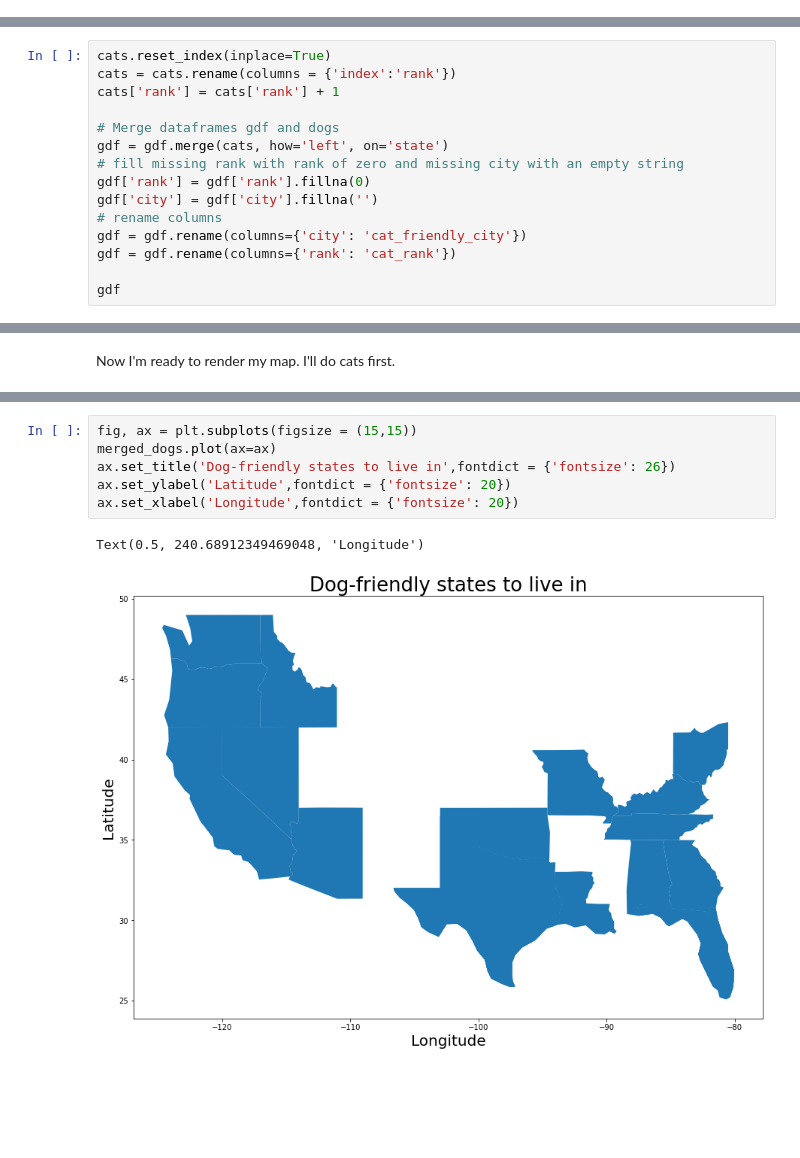
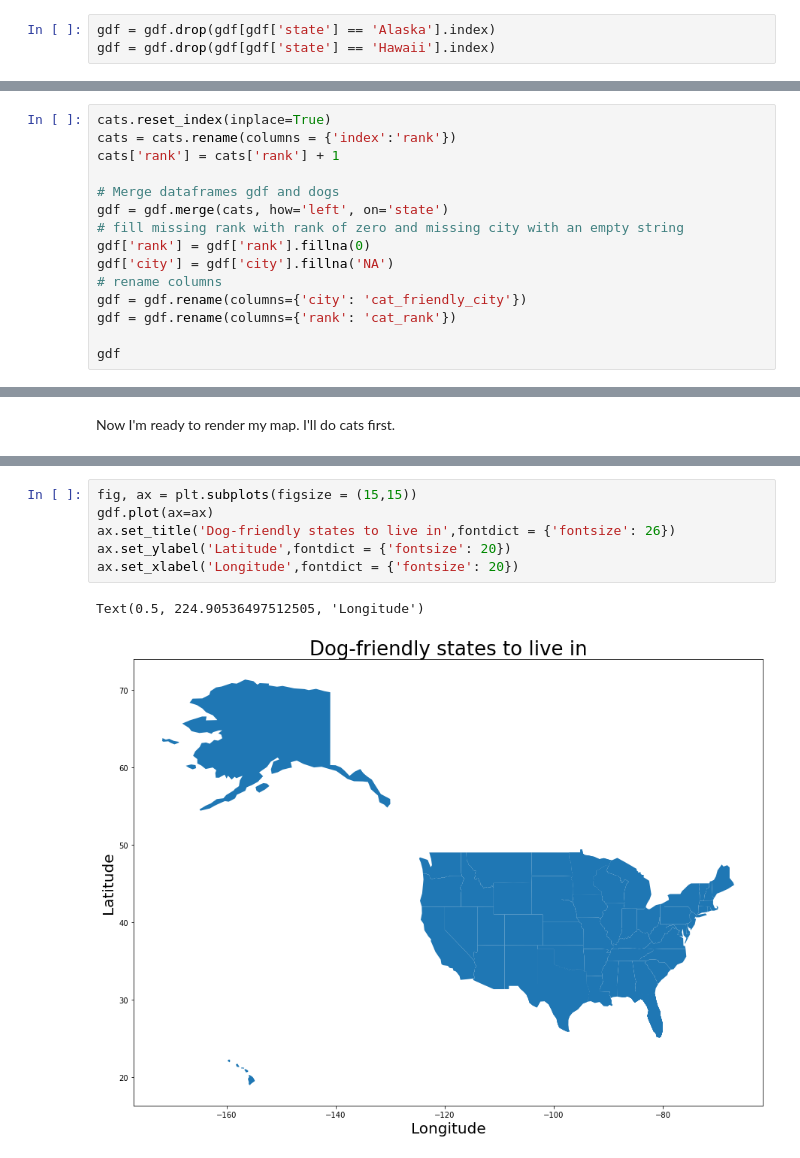
Before and after one commit to KwameTaylor/flask-project, a Jupyter notebook: viz.ipynb, the cells around one changed output, grey strips where cells are left out. Drawn from its saved outputs; the diff is of its cells as text; blank space fills up the shorter version.

```diff
--- a/viz.ipynb
+++ b/viz.ipynb
@@ -33,3 +35,6 @@ gdf.head()
+# %%
+gdf = gdf.drop(gdf[gdf['state'] == 'Alaska'].index)
+gdf = gdf.drop(gdf[gdf['state'] == 'Hawaii'].index)
 # %% [markdown]
 Now that I've loaded the geometric data, I'll load the dog- and cat-friendly location lists.
 # %%
@@ -117,7 +122,7 @@ cats['rank'] = cats['rank'] + 1
 gdf = gdf.merge(cats, how='left', on='state')
 # fill missing rank with rank of zero and missing city with an empty string
 gdf['rank'] = gdf['rank'].fillna(0)
-gdf['city'] = gdf['city'].fillna('')
+gdf['city'] = gdf['city'].fillna('NA')
 # rename columns
 gdf = gdf.rename(columns={'city': 'cat_friendly_city'})
 gdf = gdf.rename(columns={'rank': 'cat_rank'})
@@ -192,13 +200,13 @@ Loading BokehJS ...
 [interactive output not drawn]
 # %%
 fig, ax = plt.subplots(figsize = (15,15))
-merged_dogs.plot(ax=ax)
+gdf.plot(ax=ax)
 ax.set_title('Dog-friendly states to live in',fontdict = {'fontsize': 26})
 ax.set_ylabel('Latitude',fontdict = {'fontsize': 20})
 ax.set_xlabel('Longitude',fontdict = {'fontsize': 20})
 # %% [output]
-Text(0.5, 240.68912349469048, 'Longitude')
+Text(0.5, 224.90536497512505, 'Longitude')
-[figure, old version]
+[figure, new version]
 # %%
 fig, ax = plt.subplots(figsize = (15,15))
 merged_cats.plot(ax=ax)
```
Also changed, not shown: parts of 7 cells of this notebook.
